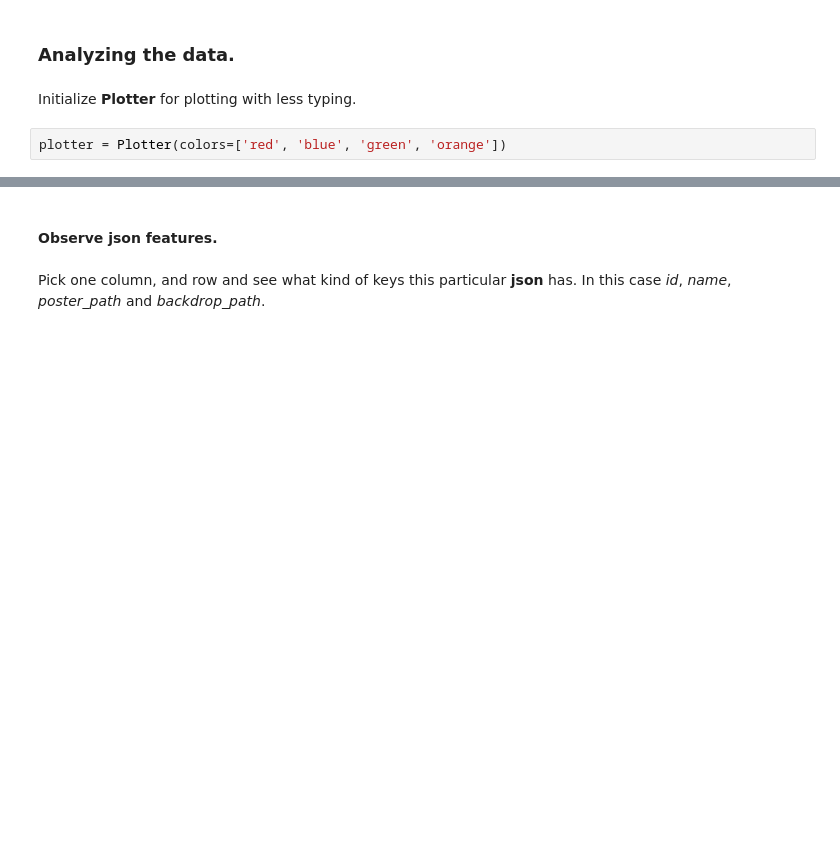
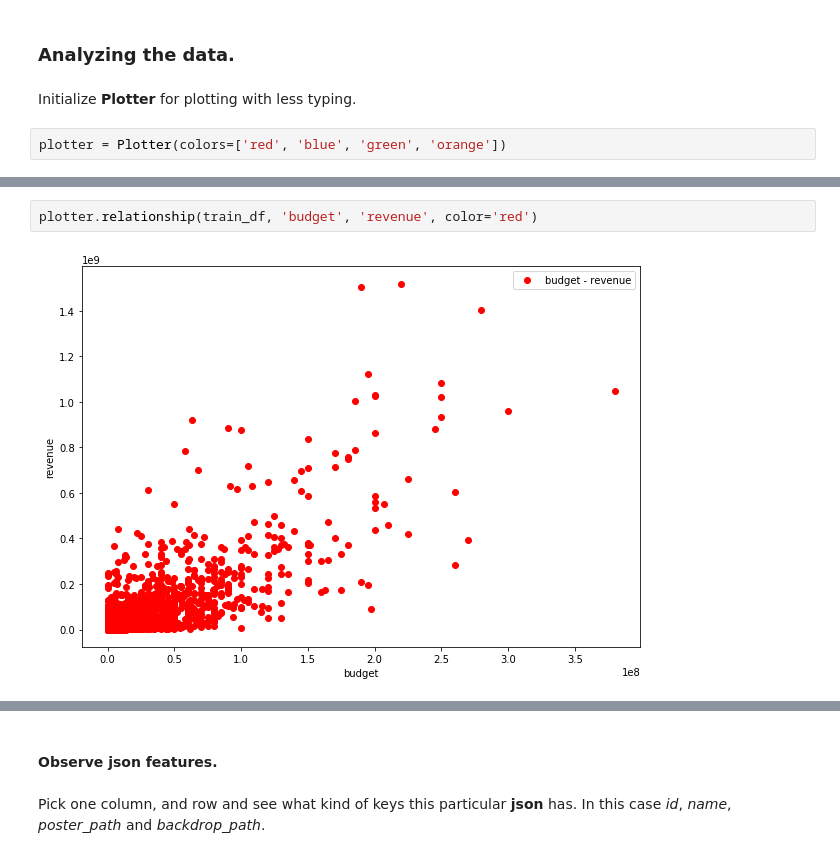
Before and after one commit to tigofat/kaggle_competition, a Jupyter notebook: main_notebook.ipynb, the cells around one changed output, grey strips where cells are left out. Cells and saved outputs as stored; diff of their text form; blank space fills up the shorter version.

```diff
--- a/main_notebook.ipynb
+++ b/main_notebook.ipynb
@@ -81,0 +89,4 @@ plotter = Plotter(colors=['red', 'blue', 'green', 'orange'])
+# %%
+plotter.relationship(train_df, 'budget', 'revenue', color='red')
+# %% [output]
+[figure, added]
```
Also changed, not shown: parts of 33 cells of this notebook, 13 other files.
